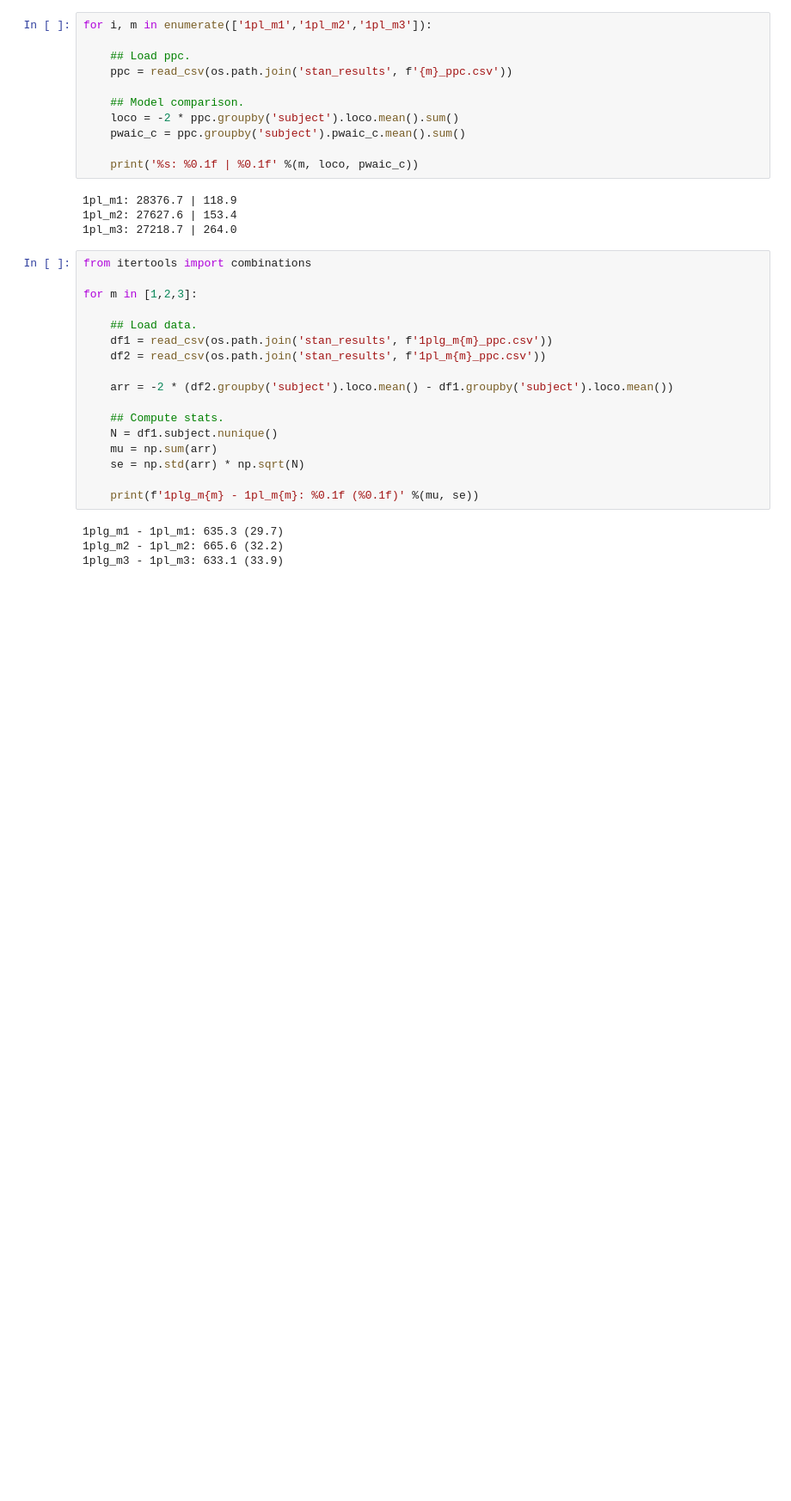
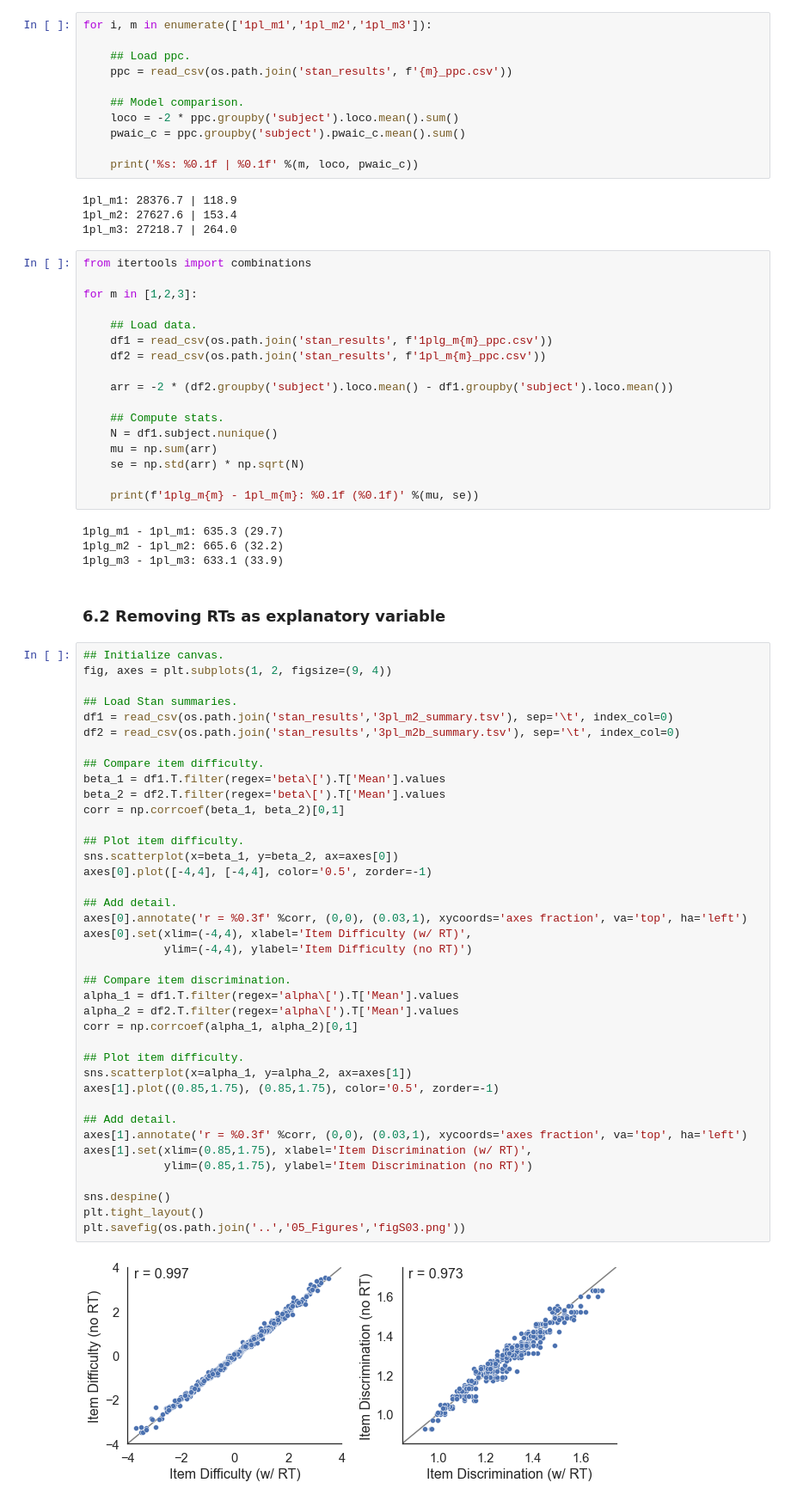
Before and after one commit to ndawlab/mars-irt, a Jupyter notebook: 03_Calibration/03_Modeling.ipynb, the cells around one changed output. Shown at 86% size. Drawn from its saved outputs; the diff is of its cells as text; blank space fills up the shorter version.

```diff
--- a/03_Calibration/03_Modeling.ipynb
+++ b/03_Calibration/03_Modeling.ipynb
@@ -673,3 +686,46 @@ for m in [1,2,3]:
 1plg_m1 - 1pl_m1: 635.3 (29.7)
 1plg_m2 - 1pl_m2: 665.6 (32.2)
 1plg_m3 - 1pl_m3: 633.1 (33.9)
+# %% [markdown]
+### 6.2 Removing RTs as explanatory variable
+# %%
+## Initialize canvas.
+fig, axes = plt.subplots(1, 2, figsize=(9, 4))
+
+## Load Stan summaries.
+df1 = read_csv(os.path.join('stan_results','3pl_m2_summary.tsv'), sep='\t', index_col=0)
+df2 = read_csv(os.path.join('stan_results','3pl_m2b_summary.tsv'), sep='\t', index_col=0)
+
+## Compare item difficulty.
+beta_1 = df1.T.filter(regex='beta\[').T['Mean'].values
+beta_2 = df2.T.filter(regex='beta\[').T['Mean'].values
+corr = np.corrcoef(beta_1, beta_2)[0,1]
+
+## Plot item difficulty.
+sns.scatterplot(x=beta_1, y=beta_2, ax=axes[0])
+axes[0].plot([-4,4], [-4,4], color='0.5', zorder=-1)
+
+## Add detail.
+axes[0].annotate('r = %0.3f' %corr, (0,0), (0.03,1), xycoords='axes fraction', va='top', ha='left')
+axes[0].set(xlim=(-4,4), xlabel='Item Difficulty (w/ RT)',
+            ylim=(-4,4), ylabel='Item Difficulty (no RT)')
+
+## Compare item discrimination.
+alpha_1 = df1.T.filter(regex='alpha\[').T['Mean'].values
+alpha_2 = df2.T.filter(regex='alpha\[').T['Mean'].values
+corr = np.corrcoef(alpha_1, alpha_2)[0,1]
+
+## Plot item difficulty.
+sns.scatterplot(x=alpha_1, y=alpha_2, ax=axes[1])
+axes[1].plot((0.85,1.75), (0.85,1.75), color='0.5', zorder=-1)
+
+## Add detail.
+axes[1].annotate('r = %0.3f' %corr, (0,0), (0.03,1), xycoords='axes fraction', va='top', ha='left')
+axes[1].set(xlim=(0.85,1.75), xlabel='Item Discrimination (w/ RT)',
+            ylim=(0.85,1.75), ylabel='Item Discrimination (no RT)')
+
+sns.despine()
+plt.tight_layout()
+plt.savefig(os.path.join('..','05_Figures','figS03.png'))
+# %% [output]
+[figure, added]
```
Also changed, not shown: parts of 3 cells of this notebook, 3 other files.
